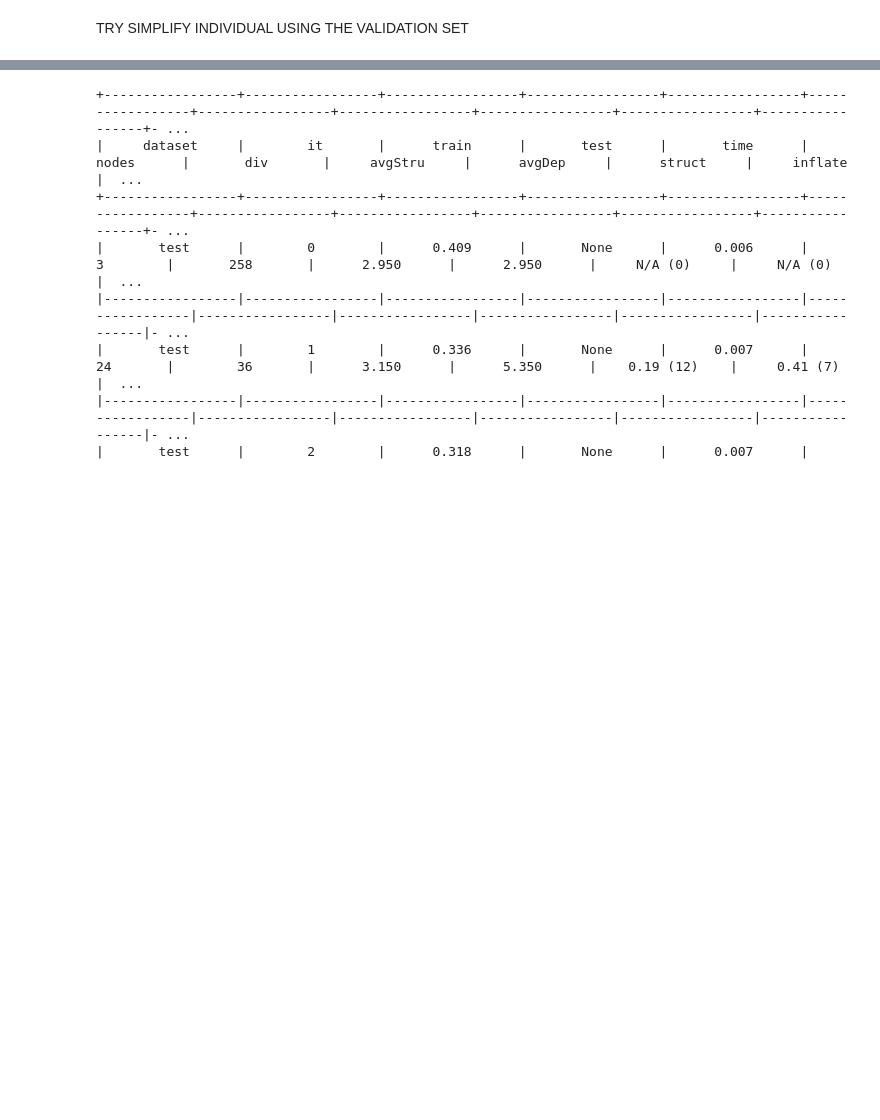
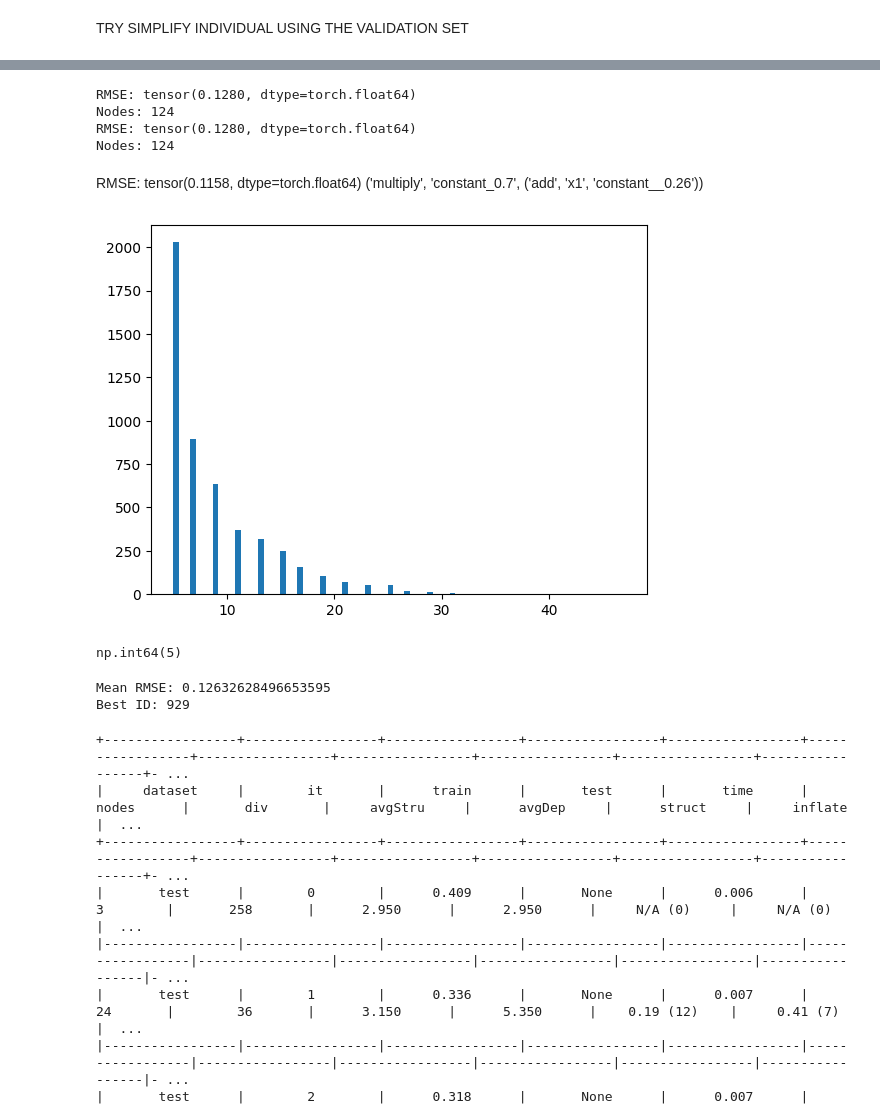
Before and after one commit to amarmate/SLIM-TEST-LITE, a Jupyter notebook: struct_mutation_helper.ipynb, the cells around one changed output, grey strips where cells are left out. Drawn from its saved outputs; the diff is of its cells as text; code cells hidden in the pictures; blank space fills up the shorter version.

```diff
--- a/struct_mutation_helper.ipynb
+++ b/struct_mutation_helper.ipynb
@@ -94,0 +95,3 @@ Nodes: 240
+# %%
+example_tree_.structure[0]
+simplified = example_tree_
@@ -94,0 +321,24 @@ Nodes: 240
+# %%
+struct_mut = structure_mutation(FUNCTIONS=simplified.collection[1].FUNCTIONS,
+                                CONSTANTS=simplified.collection[1].CONSTANTS,
+                                TERMINALS=simplified.collection[1].TERMINALS,
+                                depth_dist='exp')
+
+rmse_vals = []
+size_vals = []
+current_best_score = 0.5
+current_best = None
+
+for i in range(5000):
+    simplified_mut = struct_mut(simplified, X=X_train, max_depth=7, decay_rate=2)
+    # simplified_mut = simplify_individual(simplified_mut, y_val, X_val, threshold=0.01)
+    simplified_mut.version = simplified.version
+    preds_ = simplified_mut.predict(X_test)
+    rmse_ = rmse(preds_, y_test)
+    if rmse_ < current_best_score:
+        current_best_score = rmse_
+        current_best = simplified_mut
+        print('New best:', rmse_)
+        print(simplified_mut.structure[0])
+    rmse_vals.append(rmse_)
+    size_vals.append(simplified_mut.nodes_collection[0])
@@ -95,3 +360,38 @@ Nodes: 240
+# %%
+preds = current_best.predict(X_test)
+print('RMSE:', rmse(preds, y_test))
+print('Nodes:', current_best.nodes_count)
+
+current_best_ = simplify_individual(current_best, y_train, X_train, threshold=0.01)
+preds_ = current_best_.predict(X_test)
+print('RMSE:', rmse(preds_, y_test))
+print('Nodes:', current_best_.nodes_count)
+# %% [output]
+RMSE: tensor(0.1280, dtype=torch.float64)
+Nodes: 124
+RMSE: tensor(0.1280, dtype=torch.float64)
+Nodes: 124
+# %% [markdown]
+RMSE: tensor(0.1158, dtype=torch.float64) </br>
+('multiply', 'constant_0.7', ('add', 'x1', 'constant__0.26'))
+# %%
+# Plot the distribution of the size of the trees
+plt.hist(size_vals, bins=80)
+plt.show()
+# %% [output]
+[figure, added]
+# %%
+np.min(size_vals)
+# %% [output]
+np.int64(5)
+# %%
+rmse_vals = np.array(rmse_vals)
+print('Mean RMSE:', np.min(rmse_vals))
+best_id = np.argmin(rmse_vals)
+print('Best ID:', best_id)
+# %% [output]
+Mean RMSE: 0.12632628496653595
+Best ID: 929
 # %%
 seed = 0
 
```
Also changed, not shown: parts of 5 cells of this notebook, 4 other files.
